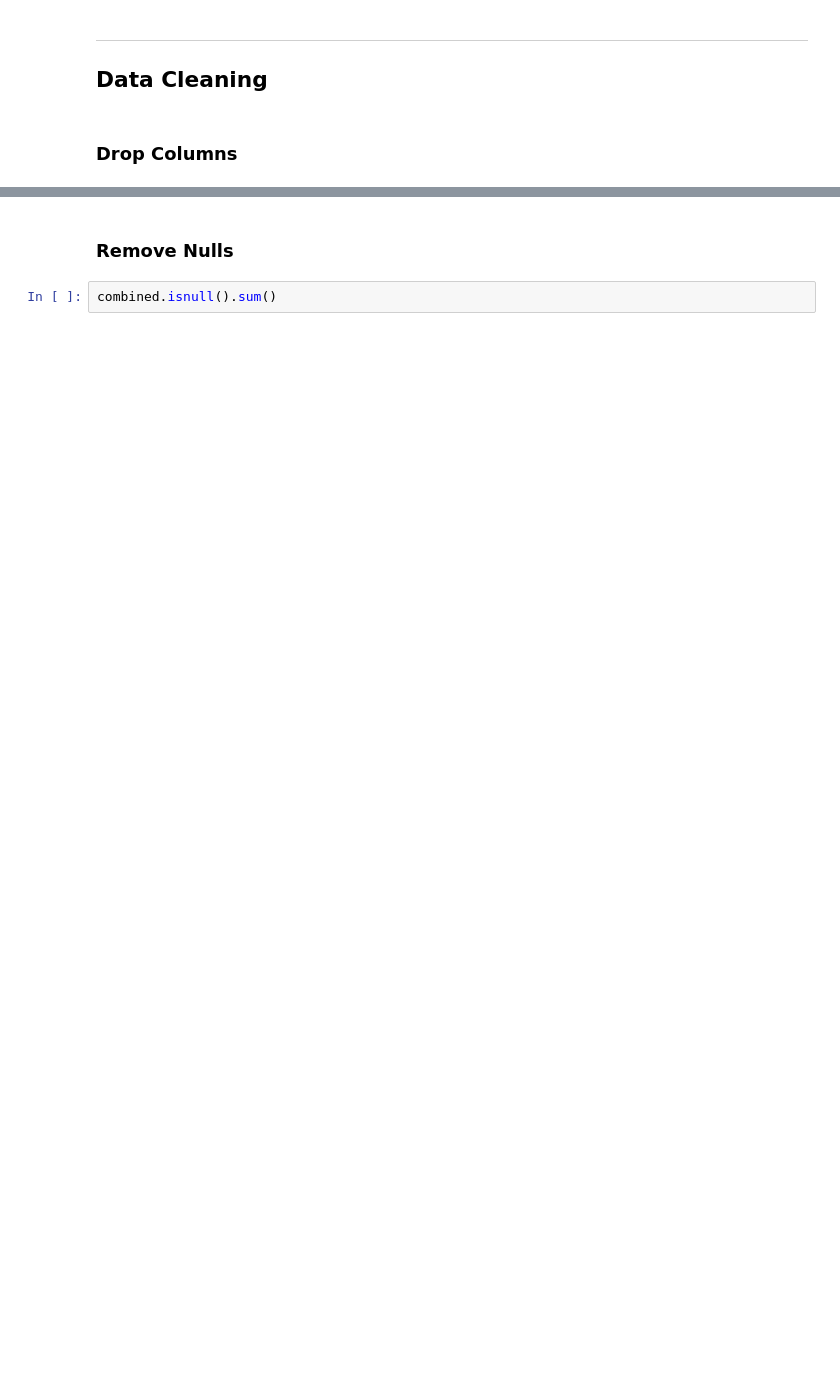
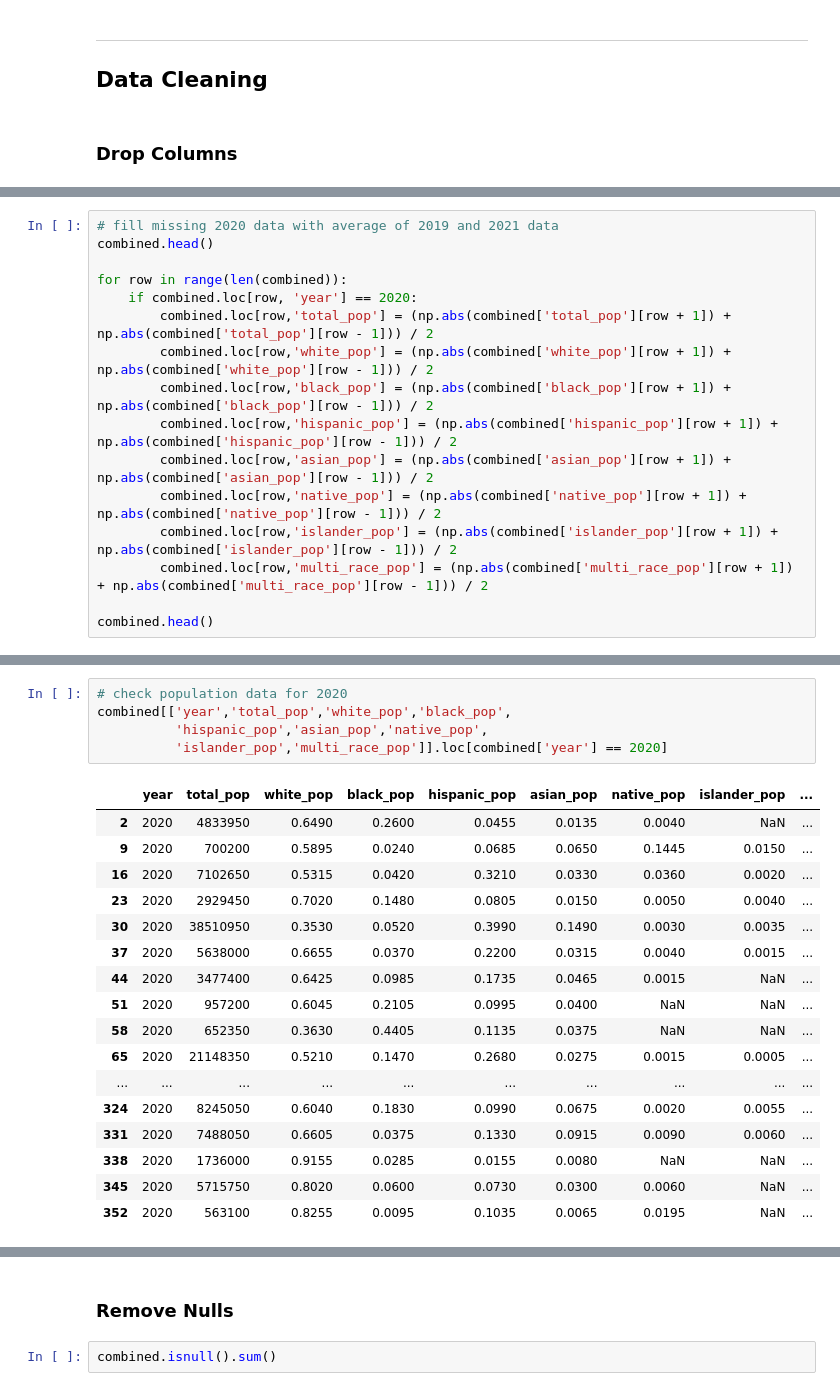
Before and after one commit to lpm24/youth_crime_group_project, a Jupyter notebook: code/01_EDA_and_Data_Cleaning.ipynb, the cells around one changed output, grey strips where cells are left out. Saved outputs shown, nothing was run; the diff lists cells and outputs as text; blank space fills up the shorter version.

```diff
--- a/code/01_EDA_and_Data_Cleaning.ipynb
+++ b/code/01_EDA_and_Data_Cleaning.ipynb
@@ -116,0 +203,16 @@ dtype: object
+# %%
+# fill missing 2020 data with average of 2019 and 2021 data
+combined.head()
+
+for row in range(len(combined)):
+    if combined.loc[row, 'year'] == 2020:
+        combined.loc[row,'total_pop'] = (np.abs(combined['total_pop'][row + 1]) + np.abs(combined['total_pop'][row - 1])) / 2
+        combined.loc[row,'white_pop'] = (np.abs(combined['white_pop'][row + 1]) + np.abs(combined['white_pop'][row - 1])) / 2
+        combined.loc[row,'black_pop'] = (np.abs(combined['black_pop'][row + 1]) + np.abs(combined['black_pop'][row - 1])) / 2
+        combined.loc[row,'hispanic_pop'] = (np.abs(combined['hispanic_pop'][row + 1]) + np.abs(combined['hispanic_pop'][row - 1])) / 2
+        combined.loc[row,'asian_pop'] = (np.abs(combined['asian_pop'][row + 1]) + np.abs(combined['asian_pop'][row - 1])) / 2
+        combined.loc[row,'native_pop'] = (np.abs(combined['native_pop'][row + 1]) + np.abs(combined['native_pop'][row - 1])) / 2
+        combined.loc[row,'islander_pop'] = (np.abs(combined['islander_pop'][row + 1]) + np.abs(combined['islander_pop'][row - 1])) / 2
+        combined.loc[row,'multi_race_pop'] = (np.abs(combined['multi_race_pop'][row + 1]) + np.abs(combined['multi_race_pop'][row - 1])) / 2
+
+combined.head()
@@ -116,0 +227,23 @@ dtype: object
+# %%
+# check population data for 2020
+combined[['year','total_pop','white_pop','black_pop',
+          'hispanic_pop','asian_pop','native_pop',
+          'islander_pop','multi_race_pop']].loc[combined['year'] == 2020]
+# %% [output]
+|  | year | total_pop | white_pop | black_pop | hispanic_pop | asian_pop | native_pop | islander_pop | ... |
+| 2 | 2020 | 4833950 | 0.6490 | 0.2600 | 0.0455 | 0.0135 | 0.0040 | NaN | ... |
+| 9 | 2020 | 700200 | 0.5895 | 0.0240 | 0.0685 | 0.0650 | 0.1445 | 0.0150 | ... |
+| 16 | 2020 | 7102650 | 0.5315 | 0.0420 | 0.3210 | 0.0330 | 0.0360 | 0.0020 | ... |
+| 23 | 2020 | 2929450 | 0.7020 | 0.1480 | 0.0805 | 0.0150 | 0.0050 | 0.0040 | ... |
+| 30 | 2020 | 38510950 | 0.3530 | 0.0520 | 0.3990 | 0.1490 | 0.0030 | 0.0035 | ... |
+| 37 | 2020 | 5638000 | 0.6655 | 0.0370 | 0.2200 | 0.0315 | 0.0040 | 0.0015 | ... |
+| 44 | 2020 | 3477400 | 0.6425 | 0.0985 | 0.1735 | 0.0465 | 0.0015 | NaN | ... |
+| 51 | 2020 | 957200 | 0.6045 | 0.2105 | 0.0995 | 0.0400 | NaN | NaN | ... |
+| 58 | 2020 | 652350 | 0.3630 | 0.4405 | 0.1135 | 0.0375 | NaN | NaN | ... |
+| 65 | 2020 | 21148350 | 0.5210 | 0.1470 | 0.2680 | 0.0275 | 0.0015 | 0.0005 | ... |
+| ... | ... | ... | ... | ... | ... | ... | ... | ... | ... |
+| 324 | 2020 | 8245050 | 0.6040 | 0.1830 | 0.0990 | 0.0675 | 0.0020 | 0.0055 | ... |
+| 331 | 2020 | 7488050 | 0.6605 | 0.0375 | 0.1330 | 0.0915 | 0.0090 | 0.0060 | ... |
+| 338 | 2020 | 1736000 | 0.9155 | 0.0285 | 0.0155 | 0.0080 | NaN | NaN | ... |
+| 345 | 2020 | 5715750 | 0.8020 | 0.0600 | 0.0730 | 0.0300 | 0.0060 | NaN | ... |
+| 352 | 2020 | 563100 | 0.8255 | 0.0095 | 0.1035 | 0.0065 | 0.0195 | NaN | ... |
```
Also changed, not shown: parts of 15 cells of this notebook.
